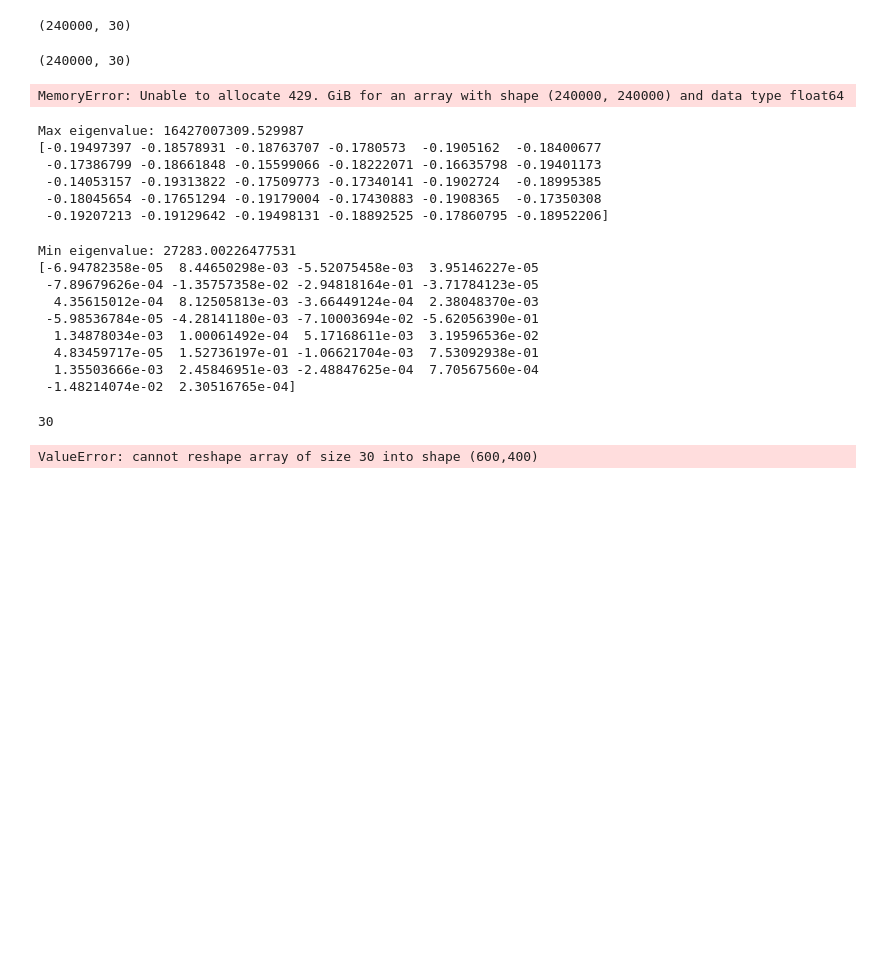
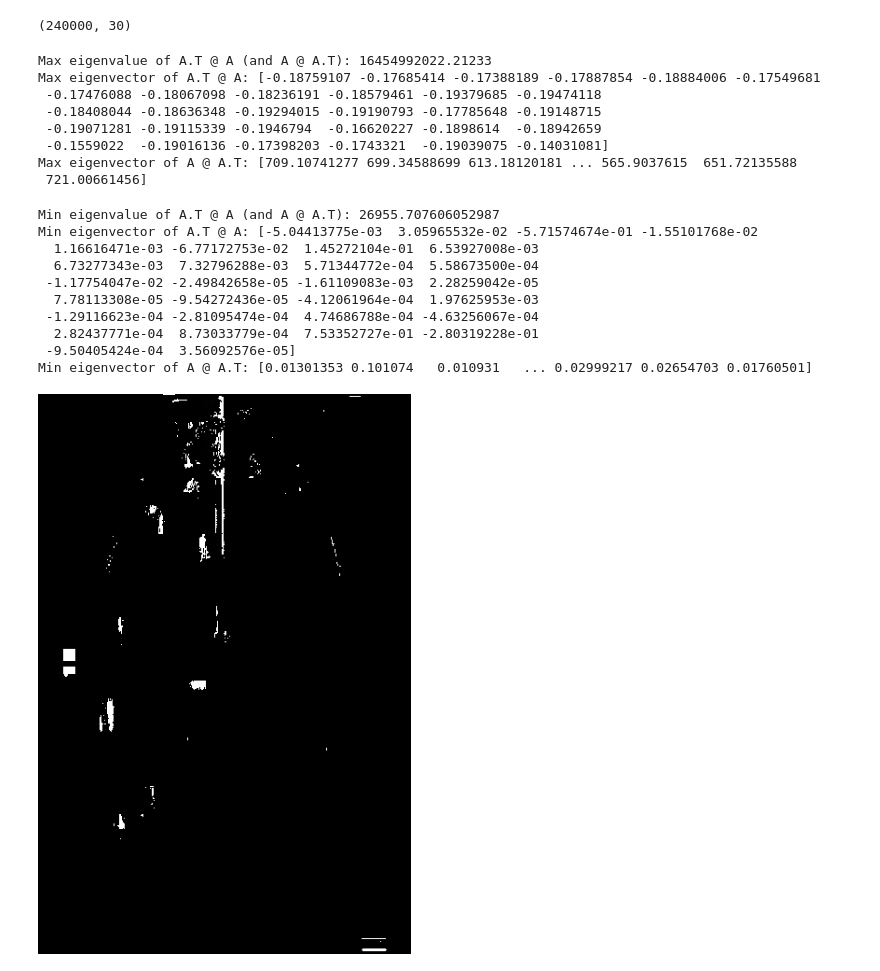
Before and after one commit to DavidArmendariz/Algebra_Examen3, a Jupyter notebook: problem2.ipynb, the cells around one changed output. Cells and saved outputs as stored; diff of their text form; code cells hidden in the pictures; blank space fills up the shorter version.

```diff
--- a/problem2.ipynb
+++ b/problem2.ipynb
@@ -36,53 +37,53 @@ H.shape
 # %% [output]
 (240000, 30)
 # %%
-column_means = np.mean(images, axis=0)
+column_means = np.mean(H, axis=0)
 A = H - column_means
-print(A.shape)
-# %% [output]
-(240000, 30)
 # %%
-eigenvalues, eigenvectors = np.linalg.eig(A @ A.T)
+eigenvalues, eigenvectors = np.linalg.eig(A.T @ A)
-# %% [output]
-MemoryError: Unable to allocate 429. GiB for an array with shape (240000, 240000) and data type float64
 # %%
 max_eigenvalue_index = np.argmax(eigenvalues)
 max_eigenvalue = eigenvalues[max_eigenvalue_index]
 max_eigenvector = eigenvectors[:, max_eigenvalue_index]
-print(f"Max eigenvalue: {max_eigenvalue}")
-print(max_eigenvector)
+print(f"Max eigenvalue of A.T @ A (and A @ A.T): {max_eigenvalue}")
+print(f"Max eigenvector of A.T @ A: {max_eigenvector}")
+max_eigenvector = A @ max_eigenvector
+print(f"Max eigenvector of A @ A.T: {max_eigenvector}")
 # %% [output]
-Max eigenvalue: 16427007309.529987
-[-0.19497397 -0.18578931 -0.18763707 -0.1780573  -0.1905162  -0.18400677
- -0.17386799 -0.18661848 -0.15599066 -0.18222071 -0.16635798 -0.19401173
- -0.14053157 -0.19313822 -0.17509773 -0.17340141 -0.1902724  -0.18995385
- -0.18045654 -0.17651294 -0.19179004 -0.17430883 -0.1908365  -0.17350308
- -0.19207213 -0.19129642 -0.19498131 -0.18892525 -0.17860795 -0.18952206]
+Max eigenvalue of A.T @ A (and A @ A.T): 16454992022.21233
+Max eigenvector of A.T @ A: [-0.18759107 -0.17685414 -0.17388189 -0.17887854 -0.18884006 -0.17549681
+ -0.17476088 -0.18067098 -0.18236191 -0.18579461 -0.19379685 -0.19474118
+ -0.18408044 -0.18636348 -0.19294015 -0.19190793 -0.17785648 -0.19148715
+ -0.19071281 -0.19115339 -0.1946794  -0.16620227 -0.1898614  -0.18942659
+ -0.1559022  -0.19016136 -0.17398203 -0.1743321  -0.19039075 -0.14031081]
+Max eigenvector of A @ A.T: [709.10741277 699.34588699 613.18120181 ... 565.9037615  651.72135588
+ 721.00661456]
 # %%
 min_eigenvalue_index = np.argmin(eigenvalues)
 min_eigenvalue = eigenvalues[min_eigenvalue_index]
 min_eigenvector = eigenvectors[:, min_eigenvalue_index]
-print(f"Min eigenvalue: {min_eigenvalue}")
-print(min_eigenvector)
+print(f"Min eigenvalue of A.T @ A (and A @ A.T): {min_eigenvalue}")
+print(f"Min eigenvector of A.T @ A: {min_eigenvector}")
+min_eigenvector = A @ min_eigenvector
+print(f"Min eigenvector of A @ A.T: {min_eigenvector}")
 # %% [output]
-Min eigenvalue: 27283.00226477531
-[-6.94782358e-05  8.44650298e-03 -5.52075458e-03  3.95146227e-05
- -7.89679626e-04 -1.35757358e-02 -2.94818164e-01 -3.71784123e-05
-  4.35615012e-04  8.12505813e-03 -3.66449124e-04  2.38048370e-03
- -5.98536784e-05 -4.28141180e-03 -7.10003694e-02 -5.62056390e-01
-  1.34878034e-03  1.00061492e-04  5.17168611e-03  3.19596536e-02
-  4.83459717e-05  1.52736197e-01 -1.06621704e-03  7.53092938e-01
-  1.35503666e-03  2.45846951e-03 -2.48847625e-04  7.70567560e-04
- -1.48214074e-02  2.30516765e-04]
+Min eigenvalue of A.T @ A (and A @ A.T): 26955.707606052987
+Min eigenvector of A.T @ A: [-5.04413775e-03  3.05965532e-02 -5.71574674e-01 -1.55101768e-02
+  1.16616471e-03 -6.77172753e-02  1.45272104e-01  6.53927008e-03
+  6.73277343e-03  7.32796288e-03  5.71344772e-04  5.58673500e-04
+ -1.17754047e-02 -2.49842658e-05 -1.61109083e-03  2.28259042e-05
+  7.78113308e-05 -9.54272436e-05 -4.12061964e-04  1.97625953e-03
+ -1.29116623e-04 -2.81095474e-04  4.74686788e-04 -4.63256067e-04
+  2.82437771e-04  8.73033779e-04  7.53352727e-01 -2.80319228e-01
+ -9.50405424e-04  3.56092576e-05]
+Min eigenvector of A @ A.T: [0.01301353 0.101074   0.010931   ... 0.02999217 0.02654703 0.01760501]
 # %%
 def convert_array_to_image(vector):
     flattened_array = np.array(vector, dtype=np.uint8)
     desired_size = (600, 400)
     reshaped_image = flattened_array.reshape(desired_size)
-    display(Image(data=cv2.imencode('.png', reshaped_image)[1].tostring()))
+    display(Image(data=cv2.imencode('.png', reshaped_image)[1].tobytes()))
-# %%
-print(len(max_eigenvector))
-convert_array_to_image(max_eigenvector)
-# %% [output]
-30
-ValueError: cannot reshape array of size 30 into shape (600,400)
+# %%
+convert_array_to_image(min_eigenvector)
+# %% [output]
+[figure, added]
```
Also changed, not shown: parts of 2 cells of this notebook, 32 other files.
